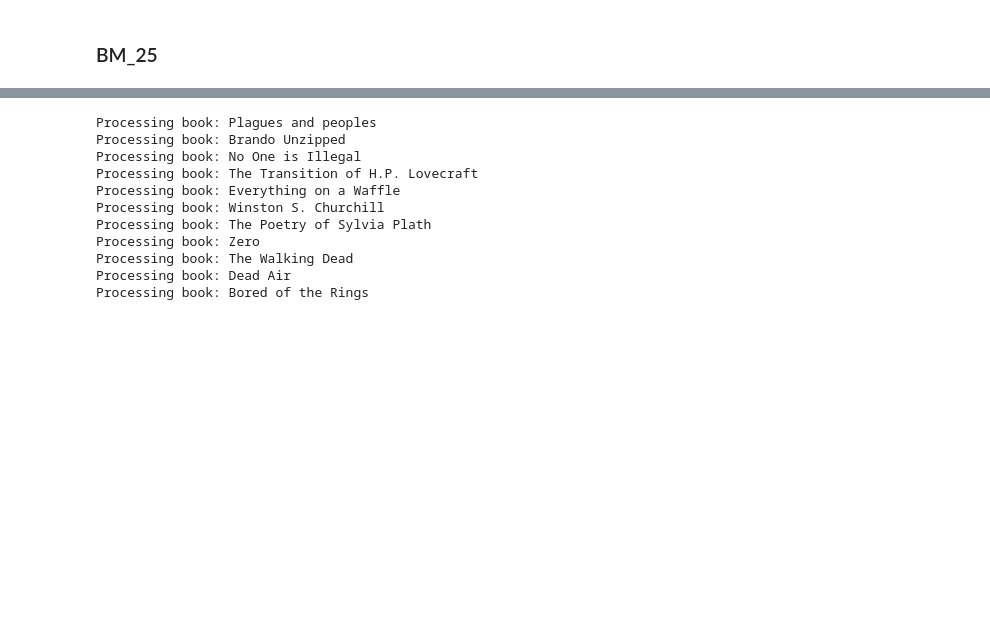
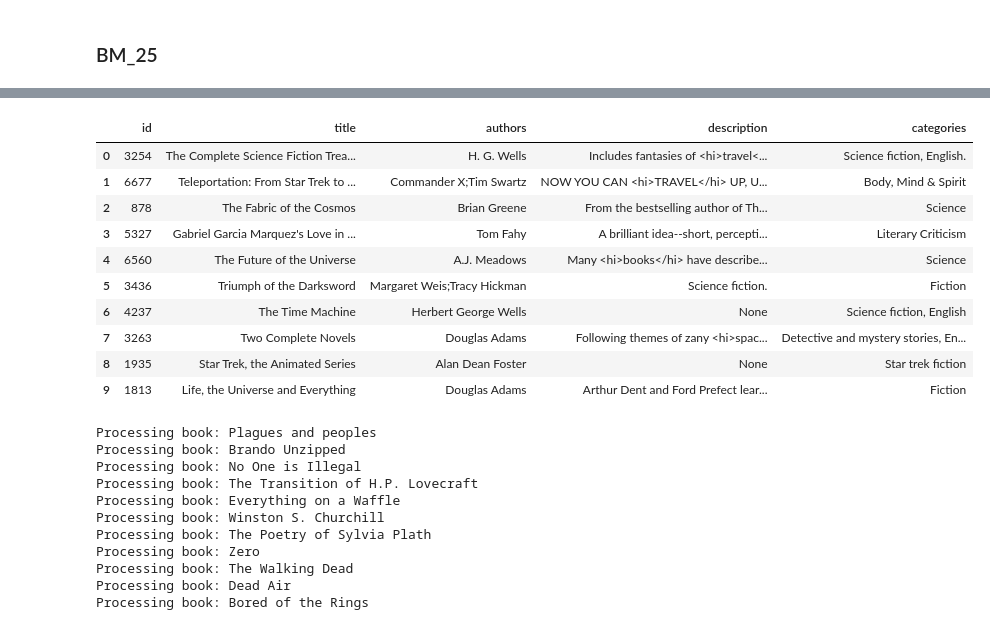
Before and after one commit to DomiAzevedo/Projetos-CD, a Jupyter notebook: testes_modelos/testes.ipynb, the cells around one changed output, grey strips where cells are left out. Cells and saved outputs as stored; diff of their text form; code cells hidden in the pictures; blank space fills up the shorter version.

```diff
--- a/testes_modelos/testes.ipynb
+++ b/testes_modelos/testes.ipynb
@@ -705,7 +705,7 @@ def hits_as_df(response, fields):
         records.append(record)
     return pd.DataFrame(records)
 # %%
-def query_bm25(query, limit = 10):
+def query_bm25_initial(query, limit = 10):
     with app.syncio(connections=12) as session:
             response:VespaQueryResponse = session.query(
                 yql=f"select * from sources * where userQuery() limit {limit}",
@@ -717,7 +717,7 @@ def query_bm25(query, limit = 10):
     return hits_as_df(response, ['id', 'title', 'authors', 'description', 'categories'])
 
 
-def query_semantic(input_query):
+def query_semantic_initial(input_query):
     with app.syncio(connections=12) as session:
         query = input_query
         response: VespaQueryResponse = session.query(
@@ -731,8 +731,8 @@ def query_semantic(input_query):
     return hits_as_df(response, ['id', 'title', 'authors', 'description', 'categories'])
 
 
-def query_hybrid(input_query):
-    with app.syncio(connections=12) as session:
+def query_hybrid_initial(input_query):
+    with app.syncio(connections=25) as session:
         query = input_query
         response: VespaQueryResponse = session.query(
             yql="select * from sources * where userQuery() or ({targetHits:1000}nearestNeighbor(embedding,q)) limit 10",
@@ -1168,6 +1151,20 @@ df = df.fillna("")
 vespa_feed = df.apply(transform_row, axis=1).tolist()
 
 app.feed_iterable(vespa_feed, schema="doc", namespace="bookrec", callback=callback)
+# %%
+query_hybrid('books about space travel')
+# %% [output]
+|  | id | title | authors | description | categories |
+| 0 | 3254 | The Complete Science Fiction Trea... | H. G. Wells | Includes fantasies of <hi>travel<... | Science fiction, English. |
+| 1 | 6677 | Teleportation: From Star Trek to ... | Commander X;Tim Swartz | NOW YOU CAN <hi>TRAVEL</hi> UP, U... | Body, Mind & Spirit |
+| 2 | 878 | The Fabric of the Cosmos | Brian Greene | From the bestselling author of Th... | Science |
+| 3 | 5327 | Gabriel Garcia Marquez's Love in ... | Tom Fahy | A brilliant idea--short, percepti... | Literary Criticism |
+| 4 | 6560 | The Future of the Universe | A.J. Meadows | Many <hi>books</hi> have describe... | Science |
+| 5 | 3436 | Triumph of the Darksword | Margaret Weis;Tracy Hickman | Science fiction. | Fiction |
+| 6 | 4237 | The Time Machine | Herbert George Wells | None | Science fiction, English |
+| 7 | 3263 | Two Complete Novels | Douglas Adams | Following themes of zany <hi>spac... | Detective and mystery stories, En... |
+| 8 | 1935 | Star Trek, the Animated Series | Alan Dean Foster | None | Star trek fiction |
+| 9 | 1813 | Life, the Universe and Everything | Douglas Adams | Arthur Dent and Ford Prefect lear... | Fiction |
 # %%
 results_bm_25 = {}
 total_appearance_count_bm_25 = 0
```
Also changed, not shown: parts of 14 cells of this notebook, 1 other file.
